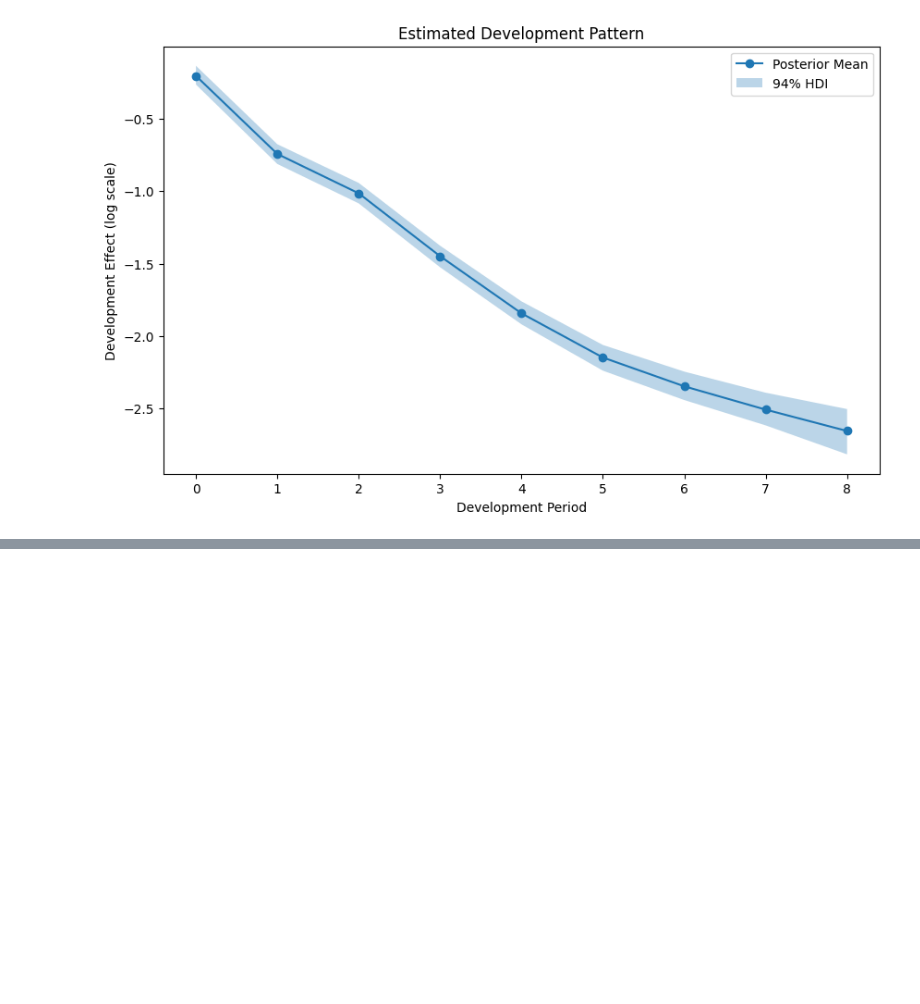
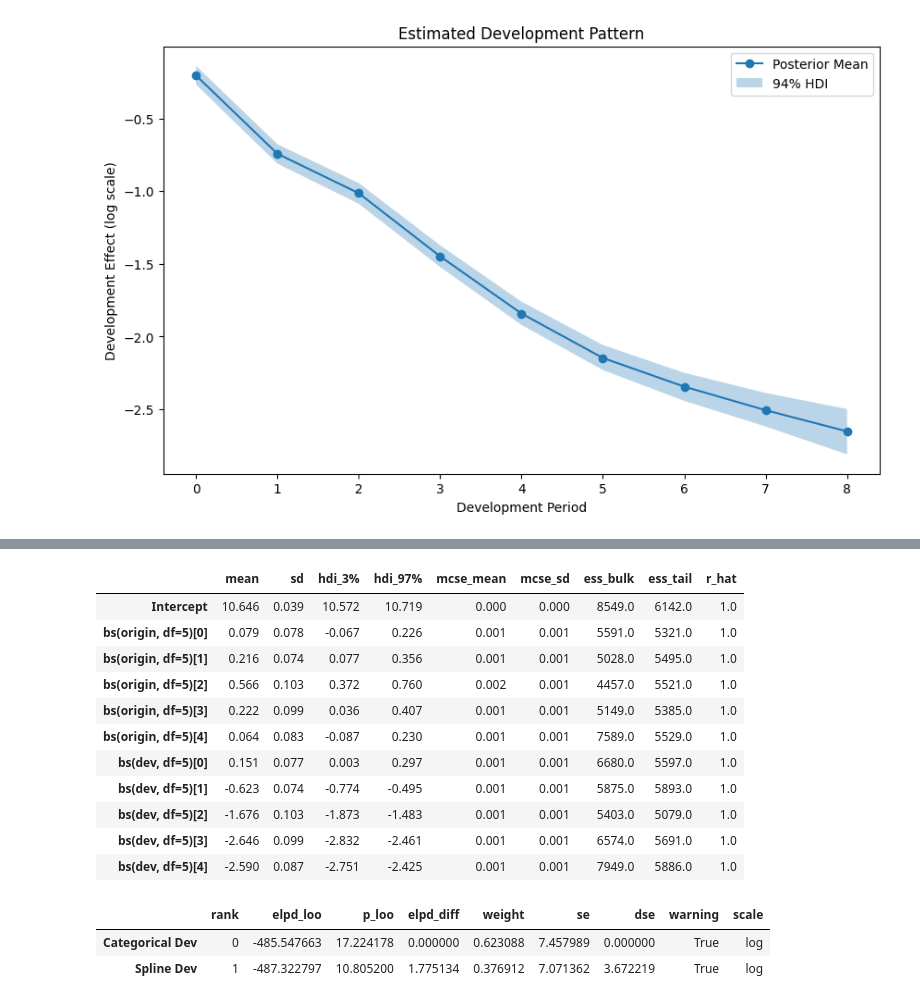
Before and after one commit to problemofpoints/bayesianchainladder, a Jupyter notebook: references/test-notebook.ipynb, the cells around one changed output, grey strips where cells are left out. Drawn from its saved outputs; the diff is of its cells as text; code cells hidden in the pictures; blank space fills up the shorter version.

```diff
--- a/references/test-notebook.ipynb
+++ b/references/test-notebook.ipynb
@@ -91,0 +148,23 @@ TypeError: extract_parameter_summary() got an unexpected keyword argument 'filte
+# %%
+extract_parameter_summary(model_spline.idata, var_names=["Intercept", "origin", "dev"], filter_vars="regex")
+# %% [output]
+|  | mean | sd | hdi_3% | hdi_97% | mcse_mean | mcse_sd | ess_bulk | ess_tail | r_hat |
+| Intercept | 10.646 | 0.039 | 10.572 | 10.719 | 0.000 | 0.000 | 8549.0 | 6142.0 | 1.0 |
+| bs(origin, df=5)[0] | 0.079 | 0.078 | -0.067 | 0.226 | 0.001 | 0.001 | 5591.0 | 5321.0 | 1.0 |
+| bs(origin, df=5)[1] | 0.216 | 0.074 | 0.077 | 0.356 | 0.001 | 0.001 | 5028.0 | 5495.0 | 1.0 |
+| bs(origin, df=5)[2] | 0.566 | 0.103 | 0.372 | 0.760 | 0.002 | 0.001 | 4457.0 | 5521.0 | 1.0 |
+| bs(origin, df=5)[3] | 0.222 | 0.099 | 0.036 | 0.407 | 0.001 | 0.001 | 5149.0 | 5385.0 | 1.0 |
+| bs(origin, df=5)[4] | 0.064 | 0.083 | -0.087 | 0.230 | 0.001 | 0.001 | 7589.0 | 5529.0 | 1.0 |
+| bs(dev, df=5)[0] | 0.151 | 0.077 | 0.003 | 0.297 | 0.001 | 0.001 | 6680.0 | 5597.0 | 1.0 |
+| bs(dev, df=5)[1] | -0.623 | 0.074 | -0.774 | -0.495 | 0.001 | 0.001 | 5875.0 | 5893.0 | 1.0 |
+| bs(dev, df=5)[2] | -1.676 | 0.103 | -1.873 | -1.483 | 0.001 | 0.001 | 5403.0 | 5079.0 | 1.0 |
+| bs(dev, df=5)[3] | -2.646 | 0.099 | -2.832 | -2.461 | 0.001 | 0.001 | 6574.0 | 5691.0 | 1.0 |
+| bs(dev, df=5)[4] | -2.590 | 0.087 | -2.751 | -2.425 | 0.001 | 0.001 | 7949.0 | 5886.0 | 1.0 |
+# %%
+import arviz as az
+
+az.compare({"Categorical Dev": model.idata, "Spline Dev": model_spline.idata})
+# %% [output]
+|  | rank | elpd_loo | p_loo | elpd_diff | weight | se | dse | warning | scale |
+| Categorical Dev | 0 | -485.547663 | 17.224178 | 0.000000 | 0.623088 | 7.457989 | 0.000000 | True | log |
+| Spline Dev | 1 | -487.322797 | 10.805200 | 1.775134 | 0.376912 | 7.071362 | 3.672219 | True | log |
```
Also changed, not shown: parts of 5 cells of this notebook, 4 other files.
